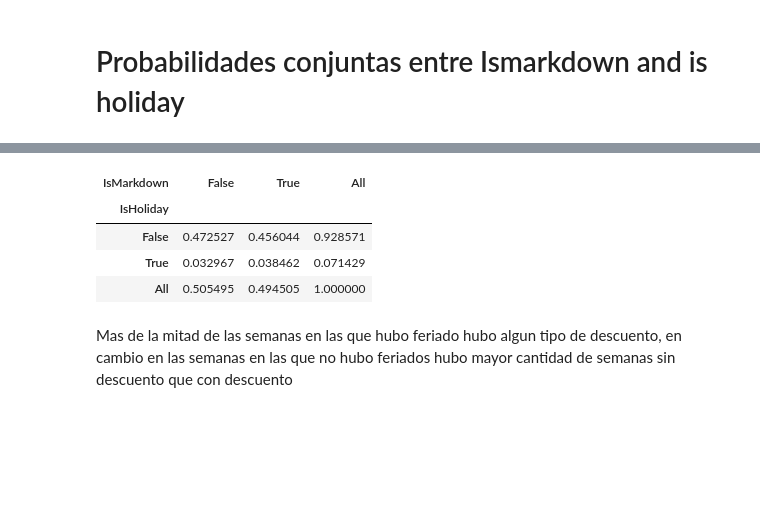
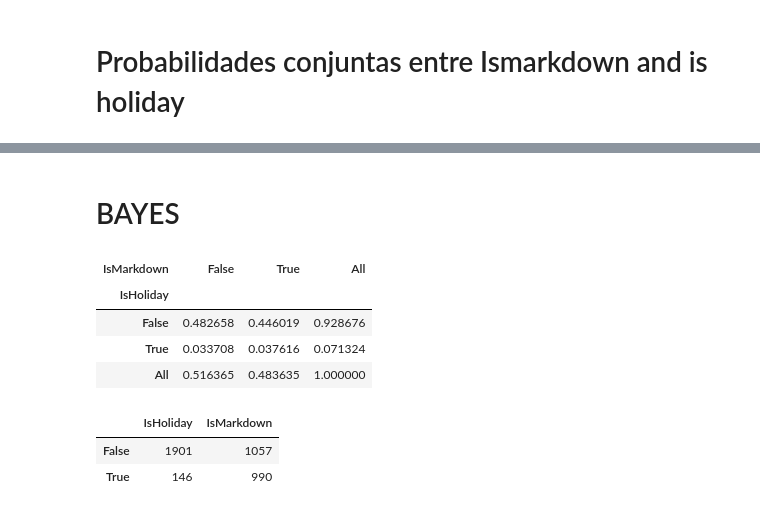
Before and after one commit to dbourdin/diplodatos-mentorias, a Jupyter notebook: analisis-y-visualizacion/retail_data_analytics.ipynb, the cells around one changed output, grey strips where cells are left out. Drawn from its saved outputs; the diff is of its cells as text; code cells hidden in the pictures; blank space fills up the shorter version.

Commit message:
Le agregue lo de bayes

```diff
--- a/analisis-y-visualizacion/retail_data_analytics.ipynb
+++ b/analisis-y-visualizacion/retail_data_analytics.ipynb
@@ -715,12 +713,27 @@ Tabla de Contingencia
-# %%
-pd.crosstab(index=prueba4['IsHoliday'], columns=prueba4['IsMarkdown'],margins = True,normalize = True)
-#se podria hacer un test de chi2 para ver si es representativo.
-# %% [output]
-| IsMarkdown | False | True | All |
-| IsHoliday |  |  |  |
-| False | 0.472527 | 0.456044 | 0.928571 |
-| True | 0.032967 | 0.038462 | 0.071429 |
-| All | 0.505495 | 0.494505 | 1.000000 |
-# %% [markdown]
-Mas de la mitad de las semanas en las que hubo feriado hubo algun tipo de descuento, en cambio en las semanas en las que no
-hubo feriados hubo mayor cantidad de semanas sin descuento que con descuento
+# %% [markdown]
+# BAYES
+# %%
+#me creo un dataset con las variables q voy a usar
+prueba5 =prueba4[['IsHoliday','IsMarkdown']]
+# %%
+#parto el dataset en 4
+muestra1= prueba5[:2047]
+muestra2= prueba5[2047:4094]
+muestra3= prueba5[4094:6141]
+muestra4= prueba5[6141:]
+# %%
+#Estas crosstab hago 4 una por cada muestra con la funcion abajo
+pd.crosstab(index=muestra1['IsHoliday'], columns=muestra1['IsMarkdown'],margins = True,normalize = True)
+# %% [output]
+| IsMarkdown | False | True | All |
+| IsHoliday |  |  |  |
+| False | 0.482658 | 0.446019 | 0.928676 |
+| True | 0.033708 | 0.037616 | 0.071324 |
+| All | 0.516365 | 0.483635 | 1.000000 |
+# %%
+#Estas tablitas de count hago 4 una por cada muestra con la funcion abajo
+pd.concat([muestra1.IsHoliday.value_counts(),muestra1.IsMarkdown.value_counts()],axis=1)
+# %% [output]
+|  | IsHoliday | IsMarkdown |
+| False | 1901 | 1057 |
+| True | 146 | 990 |
```
Also changed, not shown: parts of 10 cells of this notebook.
